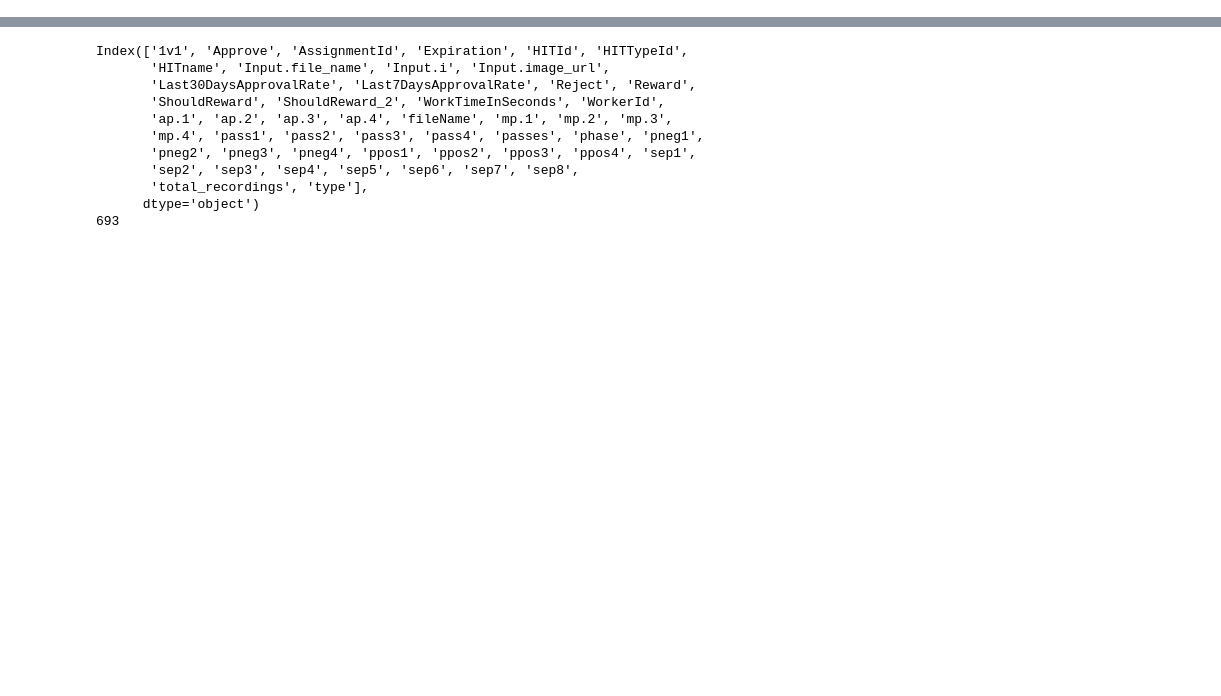
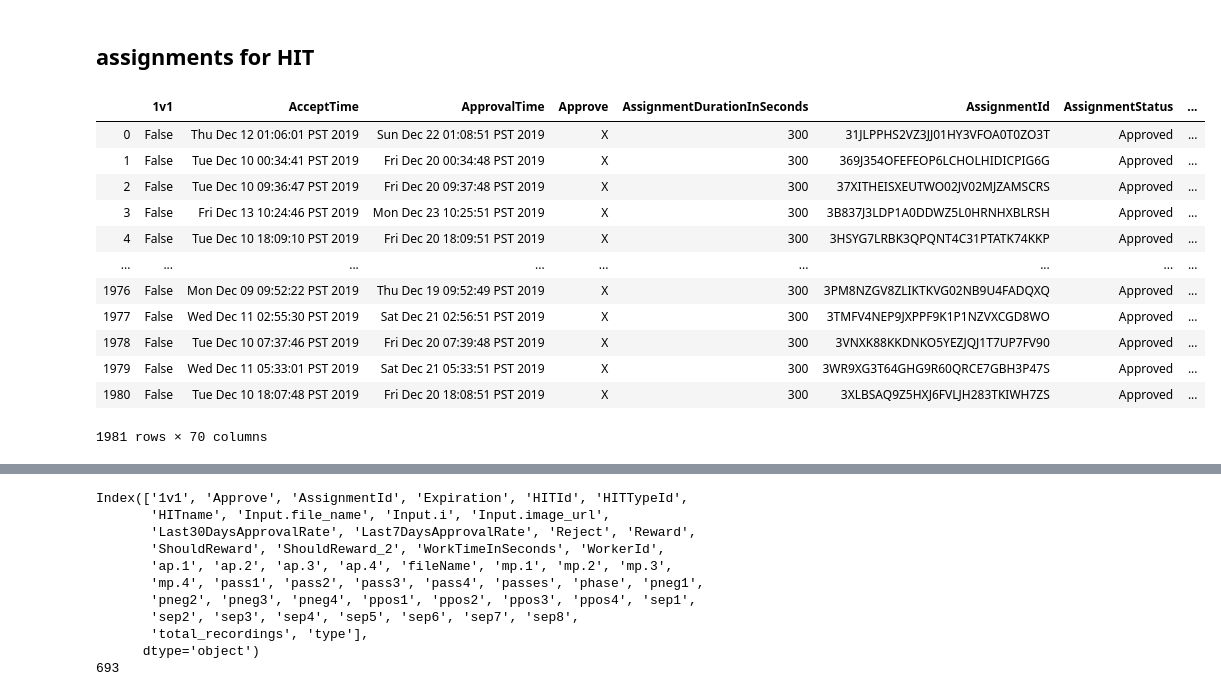
Before and after one commit to kix2mix2/SepMe, a Jupyter notebook: Jupyters/Batch Data all.ipynb, the cells around one changed output, grey strips where cells are left out. Cells and saved outputs as stored; diff of their text form; code cells hidden in the pictures; blank space fills up the shorter version.

```diff
--- a/Jupyters/Batch Data all.ipynb
+++ b/Jupyters/Batch Data all.ipynb
@@ -329,0 +364,19 @@ See the caveats in the documentation: http://pandas.pydata.org/pandas-docs/stabl
+# %% [markdown]
+## assignments for HIT
+# %%
+df_sem = select_df(df1)
+df_sem
+# %% [output]
+|  | 1v1 | AcceptTime | ApprovalTime | Approve | AssignmentDurationInSeconds | AssignmentId | AssignmentStatus | ... |
+| 0 | False | Thu Dec 12 01:06:01 PST 2019 | Sun Dec 22 01:08:51 PST 2019 | X | 300 | 31JLPPHS2VZ3JJ01HY3VFOA0T0ZO3T | Approved | ... |
+| 1 | False | Tue Dec 10 00:34:41 PST 2019 | Fri Dec 20 00:34:48 PST 2019 | X | 300 | 369J354OFEFEOP6LCHOLHIDICPIG6G | Approved | ... |
+| 2 | False | Tue Dec 10 09:36:47 PST 2019 | Fri Dec 20 09:37:48 PST 2019 | X | 300 | 37XITHEISXEUTWO02JV02MJZAMSCRS | Approved | ... |
+| 3 | False | Fri Dec 13 10:24:46 PST 2019 | Mon Dec 23 10:25:51 PST 2019 | X | 300 | 3B837J3LDP1A0DDWZ5L0HRNHXBLRSH | Approved | ... |
+| 4 | False | Tue Dec 10 18:09:10 PST 2019 | Fri Dec 20 18:09:51 PST 2019 | X | 300 | 3HSYG7LRBK3QPQNT4C31PTATK74KKP | Approved | ... |
+| ... | ... | ... | ... | ... | ... | ... | ... | ... |
+| 1976 | False | Mon Dec 09 09:52:22 PST 2019 | Thu Dec 19 09:52:49 PST 2019 | X | 300 | 3PM8NZGV8ZLIKTKVG02NB9U4FADQXQ | Approved | ... |
+| 1977 | False | Wed Dec 11 02:55:30 PST 2019 | Sat Dec 21 02:56:51 PST 2019 | X | 300 | 3TMFV4NEP9JXPPF9K1P1NZVXCGD8WO | Approved | ... |
+| 1978 | False | Tue Dec 10 07:37:46 PST 2019 | Fri Dec 20 07:39:48 PST 2019 | X | 300 | 3VNXK88KKDNKO5YEZJQJ1T7UP7FV90 | Approved | ... |
+| 1979 | False | Wed Dec 11 05:33:01 PST 2019 | Sat Dec 21 05:33:51 PST 2019 | X | 300 | 3WR9XG3T64GHG9R60QRCE7GBH3P47S | Approved | ... |
+| 1980 | False | Tue Dec 10 18:07:48 PST 2019 | Fri Dec 20 18:08:51 PST 2019 | X | 300 | 3XLBSAQ9Z5HXJ6FVLJH283TKIWH7ZS | Approved | ... |
+1981 rows × 70 columns
```
Also changed, not shown: parts of 12 cells of this notebook, 9 other files.
